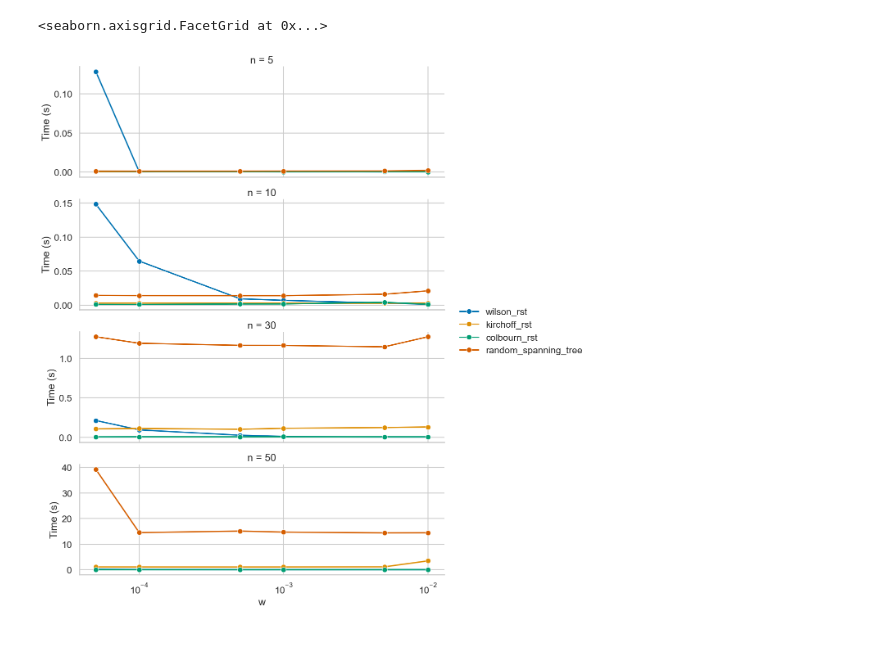
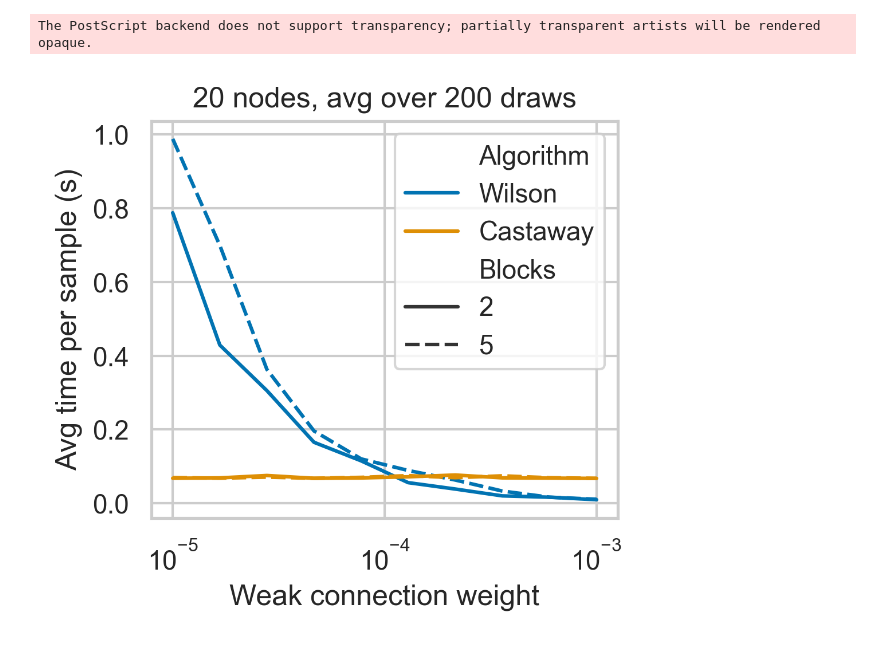
Before and after one commit to Lagergren-Lab/treesampling, a Jupyter notebook: notebooks/weakly_connected_performance.ipynb, the cells around one changed output. Drawn from its saved outputs; the diff is of its cells as text; code cells hidden in the pictures.

```diff
--- a/notebooks/weakly_connected_performance.ipynb
+++ b/notebooks/weakly_connected_performance.ipynb
@@ -65,0 +77,3 @@ df = pd.DataFrame(res)
+# %%
+df['rst'] = df['rst'].map({'wilson_rst': 'Wilson', 'random_spanning_tree': 'Castaway'})
+df
@@ -66,17 +98,17 @@ df = pd.DataFrame(res)
+# %%
+df.rename(columns={'rst': 'Algorithm', 'n_blocks': 'Blocks'}, inplace=True)
 # %%
-sns.set_theme()
-sns.set_context("talk")
-sns.set_style("whitegrid")
-sns.set_palette("colorblind")
-g = sns.FacetGrid(df, row='n', height=3.5, aspect=3, sharey=False)
-g.map(sns.lineplot, 'w', 'time', hue='rst', marker='o', data=df)
-g.add_legend()
-g.set_axis_labels('w', 'Time (s)')
+# ggplot style
+sns.set_theme(style="whitegrid", palette='colorblind')
+fig, ax = plt.subplots(figsize=(3.5, 3), dpi=300)
+# width to 3.5 inches
+g = sns.lineplot(x='w', y='time', hue='Algorithm', style='Blocks', data=df[df['Blocks'] != 10], ax=ax)
 g.set(xscale='log')
-g.set_titles('n = {row_name}')
-g.tight_layout()
+g.set_title(f'{n} nodes, avg over {n_samples} draws')
+g.set_xlabel('Weak connection weight')
+g.set_ylabel('Avg time per sample (s)')
 g
-# g.savefig('weakly_connected_performance.pdf')
+fig.savefig('weakly_connected_performance.eps')
 # %% [output]
-<seaborn.axisgrid.FacetGrid at 0x...>
+The PostScript backend does not support transparency; partially transparent artists will be rendered opaque.
-[figure, old version]
+[figure, new version]
```
Also changed, not shown: parts of 24 cells of this notebook, 8 other files.
